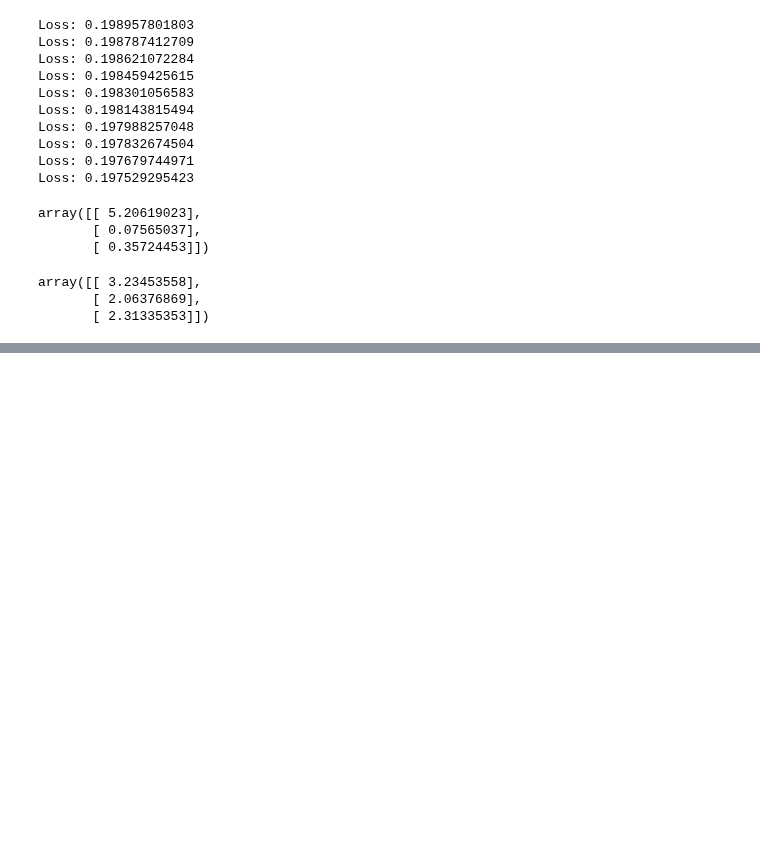
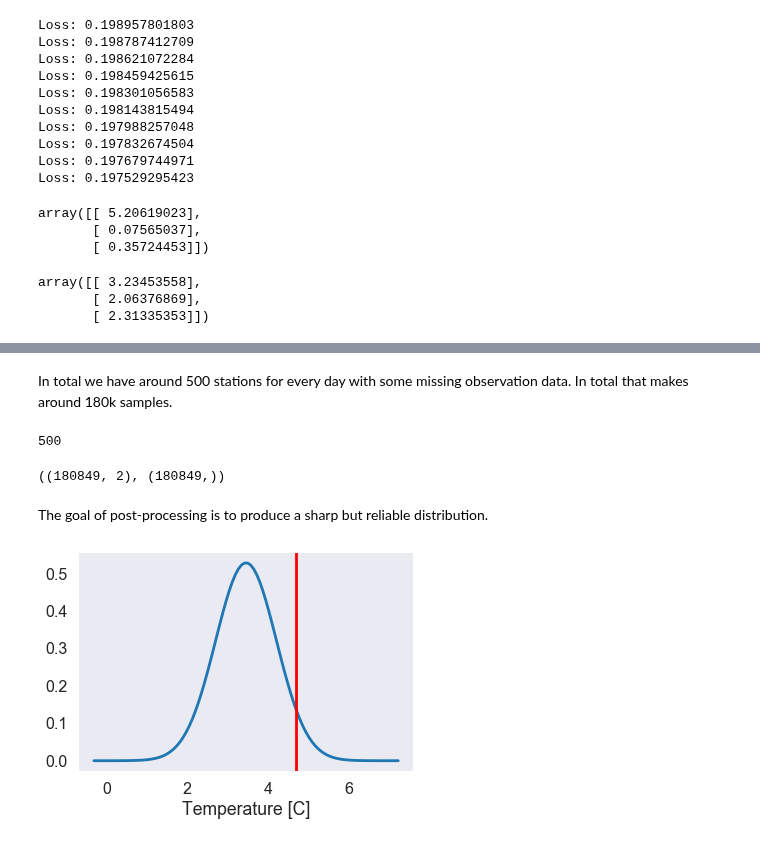
Before and after one commit to slerch/ppnn, a Jupyter notebook: nn_postprocessing/notebooks/presentation_notebook.ipynb, the cells around one changed output, grey strips where cells are left out. Cells and saved outputs as stored; diff of their text form; code cells hidden in the pictures; blank space fills up the shorter version.

```diff
--- a/nn_postprocessing/notebooks/presentation_notebook.ipynb
+++ b/nn_postprocessing/notebooks/presentation_notebook.ipynb
@@ -6,0 +6,17 @@ import numpy as np
+# %%
+# Imports
+import numpy as np
+import sys
+sys.path.append('../')   # This is where all the python files are!
+from importlib import reload
+import utils; reload(utils)
+from utils import *
+import keras_models; reload(keras_models)
+from keras_models import *
+from losses import crps_cost_function
+from scipy.stats import norm
+import matplotlib.pyplot as plt
+%matplotlib inline
+import seaborn as sns
+sns.set_style('dark')
+sns.set_context('poster')
@@ -7,3 +26,7 @@ import numpy as np
+# %%
+# Basic setup
+# DATA_DIR = '/Volumes/STICK/data/ppnn_data/'  # Mac
+DATA_DIR = '/project/meteo/w2w/C7/ppnn_data/'   # LMU
 # %% [markdown]
 ## A neural network in numpy
 
@@ -173,0 +205,4 @@ array([[ 3.23453558],
+# %%
+train_dates = ['2015-01-01', '2016-01-01']
+test_dates =  ['2016-01-01', '2017-01-01']
+train_set, test_set = get_train_test_sets(DATA_DIR, train_dates, test_dates)
@@ -173,0 +218,31 @@ array([[ 3.23453558],
+# %% [markdown]
+In total we have around 500 stations for every day with some missing observation data. In total that makes around 180k samples.
+# %%
+len(np.unique(train_set.station_ids))
+# %% [output]
+500
+# %%
+train_set.features.shape, train_set.targets.shape
+# %% [output]
+((180849, 2), (180849,))
+# %%
+def plot_fc(data_set, idx, distr='pdf'):
+    fc = data_set.features[idx] * data_set.scale_factors
+    obs = data_set.targets[idx]
+    x = np.linspace(fc[0] - 5 * fc[1], fc[0] + 5 * fc[1], 100)
+    if distr == 'pdf':
+        y = norm.pdf(x, fc[0], fc[1])
+    elif distr == 'cdf':
+        y = norm.cdf(x, fc[0], fc[1])
+    else:
+        raise Exception
+    plt.plot(x, y)
+    plt.axvline(obs, color='red')
+    plt.xlabel('Temperature [C]')
+    plt.show()
+# %% [markdown]
+The goal of post-processing is to produce a sharp but reliable distribution.
+# %%
+plot_fc(train_set, 1001)
+# %% [output]
+[figure, added]
```
Also changed, not shown: parts of 71 cells of this notebook, 3 other files.
